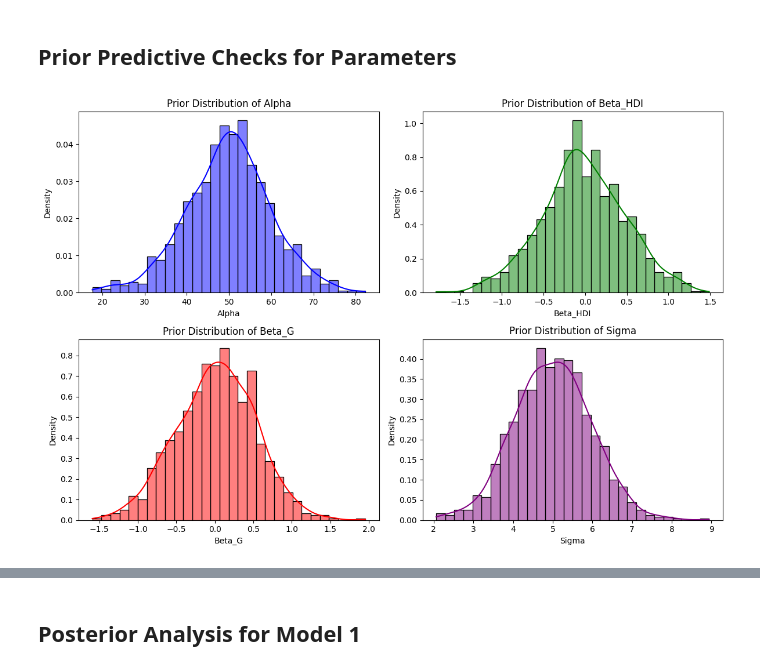
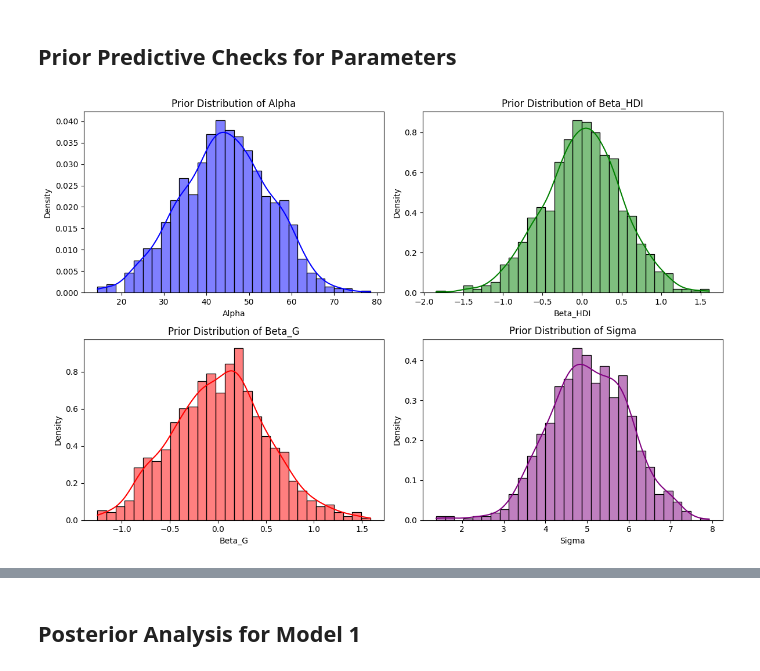
Before and after one commit to SzczypekJ/Predicting-USA-presidential-elections, a Jupyter notebook: first_model.ipynb, the cells around one changed output, grey strips where cells are left out. Saved outputs shown, nothing was run; the diff lists cells and outputs as text; code cells hidden in the pictures.

Commit message:
Priors changing in first model

```diff
--- a/first_model.ipynb
+++ b/first_model.ipynb
@@ -121,34 +121,34 @@ Chain [1]
 # %%
 # Simulate parameter values from the priors
 n_samples = 1000
-alpha_prior = np.random.normal(50, 10, n_samples)
+alpha_prior = np.random.normal(45, 10, n_samples)
 beta_1_prior = np.random.normal(0, 0.5, n_samples)
 beta_2_prior = np.random.normal(0, 0.5, n_samples)
 sigma_prior = np.random.normal(5, 1, n_samples)
 
 # Ensure sigma values are positive
 sigma_prior = sigma_prior[sigma_prior > 0]
 
 # Create a DataFrame for easier manipulation
 priors_df = pd.DataFrame({
     'Alpha': alpha_prior,
     'Beta_HDI': beta_1_prior,
     'Beta_G': beta_2_prior,
     'Sigma': sigma_prior
 })
 
 # Plot the distributions of the simulated prior values using seaborn
 fig, axes = plt.subplots(2, 2, figsize=(12, 8))
 
 sns.histplot(priors_df['Alpha'], bins=30, kde=True, stat="density", ax=axes[0, 0], color='blue').set_title('Prior Distribution of Alpha')
 sns.histplot(priors_df['Beta_HDI'], bins=30, kde=True, stat="density", ax=axes[0, 1], color='green').set_title('Prior Distribution of Beta_HDI')
 sns.histplot(priors_df['Beta_G'], bins=30, kde=True, stat="density", ax=axes[1, 0], color='red').set_title('Prior Distribution of Beta_G')
 sns.histplot(priors_df['Sigma'], bins=30, kde=True, stat="density", ax=axes[1, 1], color='purple').set_title('Prior Distribution of Sigma')
 
 plt.tight_layout()
 plt.show()
 # %% [output]
-[figure, old version]
+[figure, new version]
 # %% [markdown]
 ![image.png](attachment:image.png)
 ![image-2.png](attachment:image-2.png)
```
Also changed, not shown: parts of 11 cells of this notebook, 4 other files.
